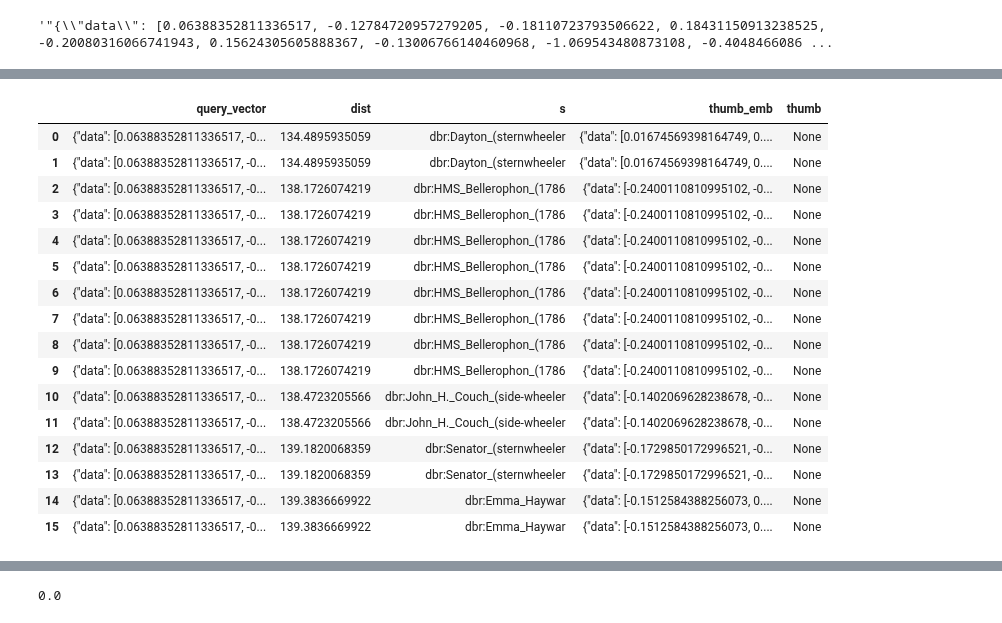
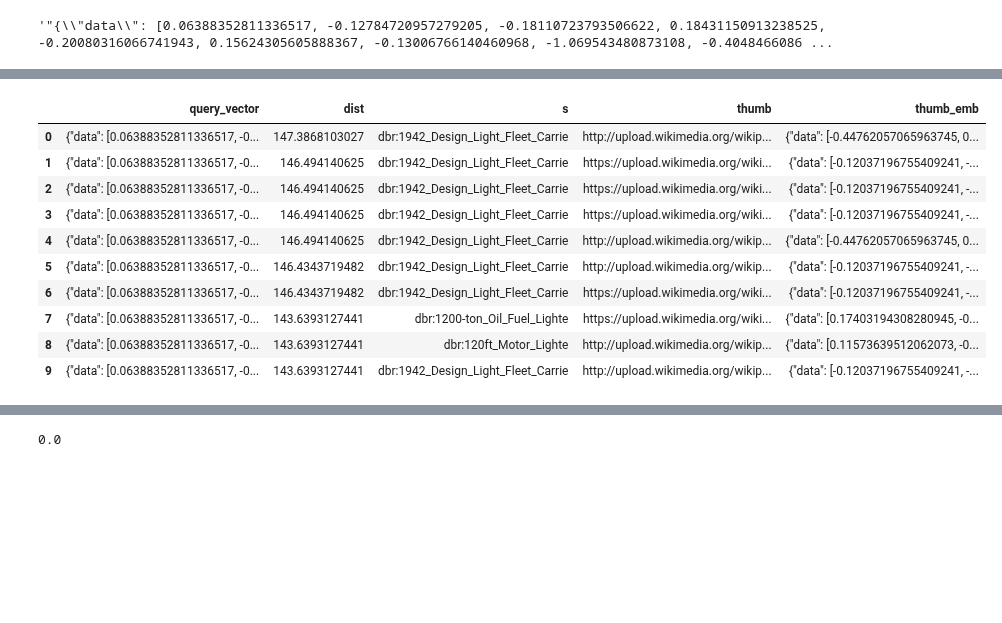
Before and after one commit to Dakantz/Dense-KG-Vector-DB, a Jupyter notebook: benchmarks/dbpedia/run_dbpedia_timings.ipynb, the cells around one changed output, grey strips where cells are left out. Drawn from its saved outputs; the diff is of its cells as text; code cells hidden in the pictures; blank space fills up the shorter version.

```diff
--- a/benchmarks/dbpedia/run_dbpedia_timings.ipynb
+++ b/benchmarks/dbpedia/run_dbpedia_timings.ipynb
@@ -61,6 +78,7 @@ db_qlever = QleverDBNative(
     dataset=dataset,
     use_encoded_ttl=True,
     name="QLever",
+    port_offset=-100
 )
 db_no_tensor_idx = QleverDBNative(
     id="qlever",
@@ -69,6 +87,7 @@ db_no_tensor_idx = QleverDBNative(
     use_encoded_ttl=True,
     enable_tensor_index=False,
     name="QLever (No Tensor Vocabulary)",
+    port_offset=-200
 )
 db_fuseki = FusekiDBNative(
     id="fuseki",
@@ -76,7 +95,8 @@ db_fuseki = FusekiDBNative(
     dataset=dataset,
     use_encoded_ttl=True,
     name="Fuseki",
-    exec_dir="../../jena-datatensor"
+    exec_dir="../../jena-datatensor",
+    port_offset=-300
 )
 possible_queries = db_qlever.get_queries(test_tensor)
 print(possible_queries)
@@ -133,18 +158,16 @@ PREFIX dbr: <http://dbpedia.org/resource/>
 PREFIX dbo: <http://dbpedia.org/ontology/>
 PREFIX dtf: <https://w3id.org/rdf-tensor/functions#>
 SELECT * WHERE {{
-    {{
-        SELECT ?s ?thumb ?thumb_emb WHERE {{
-            ?s a dbo:Ship .
-            ?s dbo:thumbnail_embedding ?thumb_emb_a .
-            ?s dbo:thumbnail_original ?thumb_a .
-        }}
-        GROUP BY ?s (SAMPLE(?thumb_emb_a) AS ?thumb_emb) (SAMPLE(?thumb_a) AS ?thumb)
-    }}
-    BIND(dtf:euclideanDistance(?thumb_emb, {test_tensor.to_literal().n3()}) AS ?dist)
+
+
+    ?s a dbo:Ship .
+    ?s dbo:thumbnail_embedding ?thumb_emb .
+    ?s dbo:thumbnail_original ?thumb .
+
+    BIND(dtf:dotProduct(?thumb_emb, {test_tensor.to_literal().n3()}) AS ?dist)
 }}
 
-ORDER BY ASC(?dist)
+ORDER BY DESC(?dist)
 LIMIT 10""")
 res_native
 # %% [output]
@@ -180,24 +205,25 @@ PREFIX dtf: <https://w3id.org/rdf-tensor/functions#>
 PREFIX tensorSearch: <https://qlever.cs.uni-freiburg.de/tensorSearch/>
 SELECT * WHERE {{
 SERVICE tensorSearch: {{
-    _:config tensorSearch:numNN 16 ;
+    _:config tensorSearch:numNN 10 ;
     tensorSearch:left ?query_vector ;
     tensorSearch:bindDistance ?dist ;
-    tensorSearch:payload ?s ;
+    tensorSearch:payload ?s, ?thumb ;
     tensorSearch:searchK 16 ;
-    tensorSearch:nTrees 512 ;
-    tensorSearch:experimentalRightCacheName "easy_index_dbpedia" ;
+    tensorSearch:nTrees 128 ;
+    # tensorSearch:experimentalRightCacheName "easy_index_dbpedia" ;
     tensorSearch:right ?thumb_emb ;
-    tensorSearch:distance tensorSearch:euclidean .
+    tensorSearch:algorithm tensorSearch:faiss ;
+    tensorSearch:distance tensorSearch:dot .
        {{
-            ?s a dbo:Ship .
-            ?s dbo:thumbnail_embedding ?thumb_emb .
-            ?s dbo:thumbnail_original ?thumb .
-    }}
+            ?s a dbo:Ship ;
+            dbo:thumbnail_embedding ?thumb_emb ;
+            dbo:thumbnail_original ?thumb .
+        }}
     }}
     VALUES (?query_vector) {{ ({test_tensor.to_literal().n3()}) }}
 }}
-ORDER BY ASC(?dist)
+ORDER BY DESC(?dist)
 """)
 res
 # %% [output]
@@ -217,17 +243,11 @@ res
-|  | query_vector | dist | s | thumb_emb | thumb |
-| 0 | {"data": [0.06388352811336517, -0... | 134.4895935059 | dbr:Dayton_(sternwheeler | {"data": [0.01674569398164749, 0.... | None |
-| 1 | {"data": [0.06388352811336517, -0... | 134.4895935059 | dbr:Dayton_(sternwheeler | {"data": [0.01674569398164749, 0.... | None |
-| 2 | {"data": [0.06388352811336517, -0... | 138.1726074219 | dbr:HMS_Bellerophon_(1786 | {"data": [-0.2400110810995102, -0... | None |
-| 3 | {"data": [0.06388352811336517, -0... | 138.1726074219 | dbr:HMS_Bellerophon_(1786 | {"data": [-0.2400110810995102, -0... | None |
-| 4 | {"data": [0.06388352811336517, -0... | 138.1726074219 | dbr:HMS_Bellerophon_(1786 | {"data": [-0.2400110810995102, -0... | None |
-| 5 | {"data": [0.06388352811336517, -0... | 138.1726074219 | dbr:HMS_Bellerophon_(1786 | {"data": [-0.2400110810995102, -0... | None |
-| 6 | {"data": [0.06388352811336517, -0... | 138.1726074219 | dbr:HMS_Bellerophon_(1786 | {"data": [-0.2400110810995102, -0... | None |
-| 7 | {"data": [0.06388352811336517, -0... | 138.1726074219 | dbr:HMS_Bellerophon_(1786 | {"data": [-0.2400110810995102, -0... | None |
-| 8 | {"data": [0.06388352811336517, -0... | 138.1726074219 | dbr:HMS_Bellerophon_(1786 | {"data": [-0.2400110810995102, -0... | None |
-| 9 | {"data": [0.06388352811336517, -0... | 138.1726074219 | dbr:HMS_Bellerophon_(1786 | {"data": [-0.2400110810995102, -0... | None |
-| 10 | {"data": [0.06388352811336517, -0... | 138.4723205566 | dbr:John_H._Couch_(side-wheeler | {"data": [-0.1402069628238678, -0... | None |
-| 11 | {"data": [0.06388352811336517, -0... | 138.4723205566 | dbr:John_H._Couch_(side-wheeler | {"data": [-0.1402069628238678, -0... | None |
-| 12 | {"data": [0.06388352811336517, -0... | 139.1820068359 | dbr:Senator_(sternwheeler | {"data": [-0.1729850172996521, -0... | None |
-| 13 | {"data": [0.06388352811336517, -0... | 139.1820068359 | dbr:Senator_(sternwheeler | {"data": [-0.1729850172996521, -0... | None |
-| 14 | {"data": [0.06388352811336517, -0... | 139.3836669922 | dbr:Emma_Haywar | {"data": [-0.1512584388256073, 0.... | None |
-| 15 | {"data": [0.06388352811336517, -0... | 139.3836669922 | dbr:Emma_Haywar | {"data": [-0.1512584388256073, 0.... | None |
+|  | query_vector | dist | s | thumb | thumb_emb |
+| 0 | {"data": [0.06388352811336517, -0... | 147.3868103027 | dbr:1942_Design_Light_Fleet_Carrie | http://upload.wikimedia.org/wikip... | {"data": [-0.44762057065963745, 0... |
+| 1 | {"data": [0.06388352811336517, -0... | 146.494140625 | dbr:1942_Design_Light_Fleet_Carrie | https://upload.wikimedia.org/wiki... | {"data": [-0.12037196755409241, -... |
+| 2 | {"data": [0.06388352811336517, -0... | 146.494140625 | dbr:1942_Design_Light_Fleet_Carrie | https://upload.wikimedia.org/wiki... | {"data": [-0.12037196755409241, -... |
+| 3 | {"data": [0.06388352811336517, -0... | 146.494140625 | dbr:1942_Design_Light_Fleet_Carrie | https://upload.wikimedia.org/wiki... | {"data": [-0.12037196755409241, -... |
+| 4 | {"data": [0.06388352811336517, -0... | 146.494140625 | dbr:1942_Design_Light_Fleet_Carrie | http://upload.wikimedia.org/wikip... | {"data": [-0.44762057065963745, 0... |
+| 5 | {"data": [0.06388352811336517, -0... | 146.4343719482 | dbr:1942_Design_Light_Fleet_Carrie | http://upload.wikimedia.org/wikip... | {"data": [-0.12037196755409241, -... |
+| 6 | {"data": [0.06388352811336517, -0... | 146.4343719482 | dbr:1942_Design_Light_Fleet_Carrie | https://upload.wikimedia.org/wiki... | {"data": [-0.12037196755409241, -... |
+| 7 | {"data": [0.06388352811336517, -0... | 143.6393127441 | dbr:1200-ton_Oil_Fuel_Lighte | https://upload.wikimedia.org/wiki... | {"data": [0.17403194308280945, -0... |
+| 8 | {"data": [0.06388352811336517, -0... | 143.6393127441 | dbr:120ft_Motor_Lighte | http://upload.wikimedia.org/wikip... | {"data": [0.11573639512062073, -0... |
+| 9 | {"data": [0.06388352811336517, -0... | 143.6393127441 | dbr:1942_Design_Light_Fleet_Carrie | http://upload.wikimedia.org/wikip... | {"data": [-0.12037196755409241, -... |
```
Also changed, not shown: parts of 10 cells of this notebook, 5 other files.
